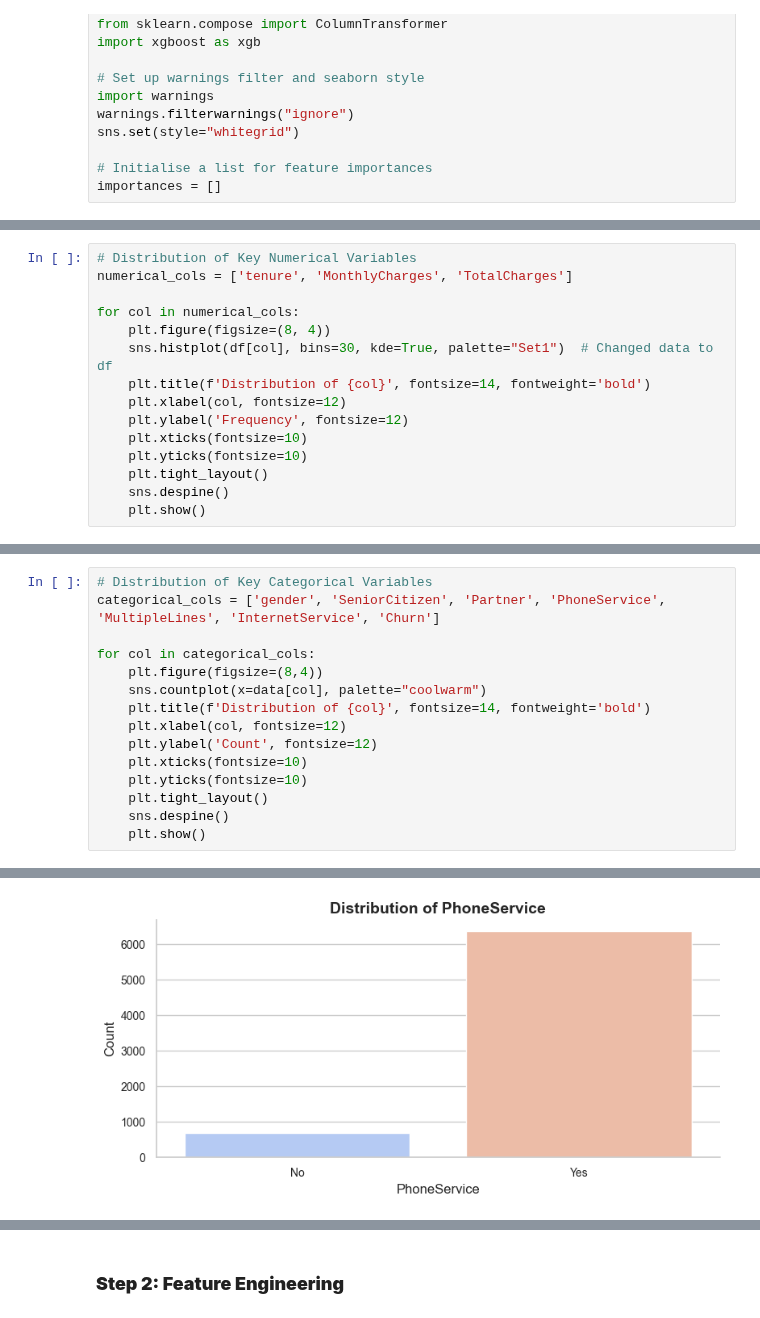
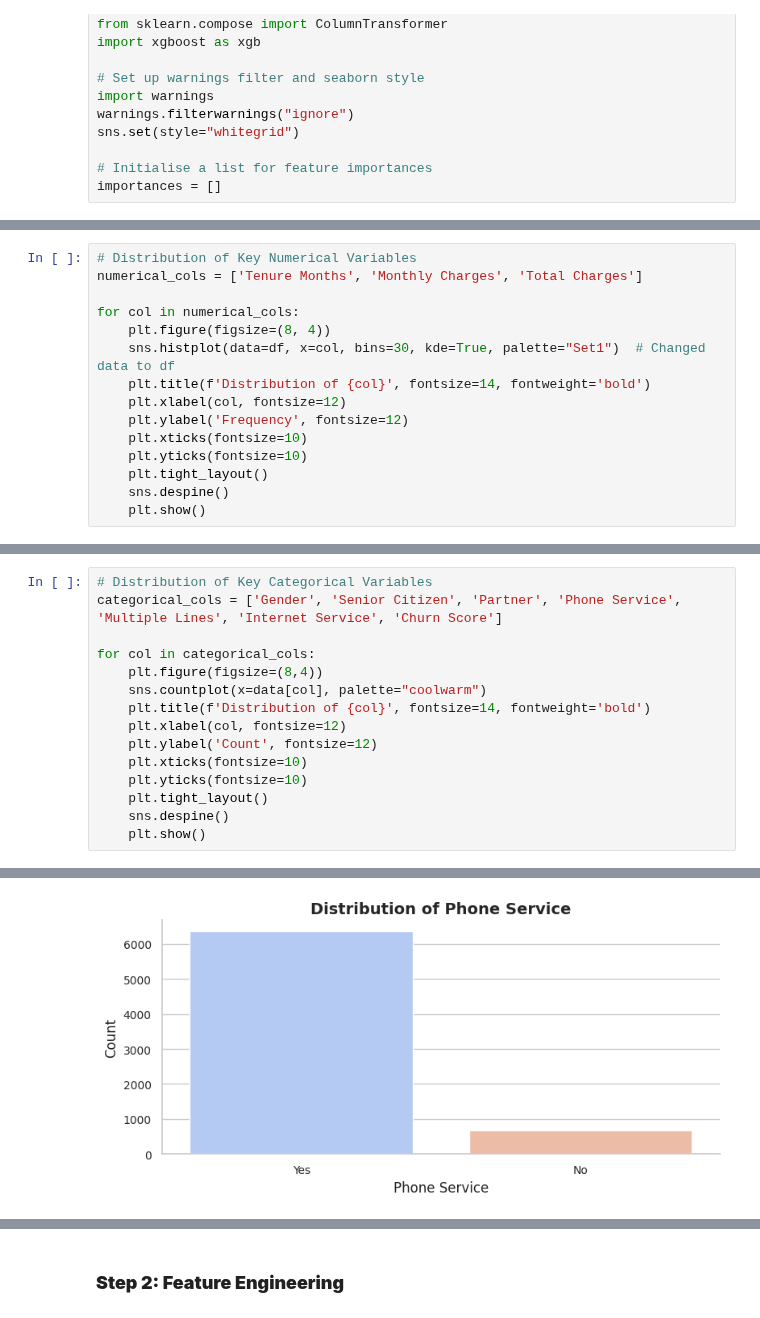
Before and after one commit to kingmolnar/DataScienceProgramming, a Jupyter notebook: 13-Case-Study/Customer_Churn_Prediction_Model.ipynb, the cells around one changed output, grey strips where cells are left out. Cells and saved outputs as stored; diff of their text form.

```diff
--- a/13-Case-Study/Customer_Churn_Prediction_Model.ipynb
+++ b/13-Case-Study/Customer_Churn_Prediction_Model.ipynb
@@ -149,10 +151,10 @@ plt.show()
 # %%
 # Distribution of Key Numerical Variables
-numerical_cols = ['tenure', 'MonthlyCharges', 'TotalCharges']
+numerical_cols = ['Tenure Months', 'Monthly Charges', 'Total Charges']
 
 for col in numerical_cols:
     plt.figure(figsize=(8, 4))
-    sns.histplot(df[col], bins=30, kde=True, palette="Set1")  # Changed data to df
+    sns.histplot(data=df, x=col, bins=30, kde=True, palette="Set1")  # Changed data to df
     plt.title(f'Distribution of {col}', fontsize=14, fontweight='bold')
     plt.xlabel(col, fontsize=12)
     plt.ylabel('Frequency', fontsize=12)
@@ -168,6 +169,6 @@ for col in numerical_cols:
 # %%
 # Distribution of Key Categorical Variables
-categorical_cols = ['gender', 'SeniorCitizen', 'Partner', 'PhoneService', 'MultipleLines', 'InternetService', 'Churn']
+categorical_cols = ['Gender', 'Senior Citizen', 'Partner', 'Phone Service', 'Multiple Lines', 'Internet Service', 'Churn Score']
 
 for col in categorical_cols:
     plt.figure(figsize=(8,4))
@@ -187 +188 @@ for col in categorical_cols:
-[figure, old version]
+[figure, new version]
```
Also changed, not shown: parts of 24 cells of this notebook, 8 other files.
